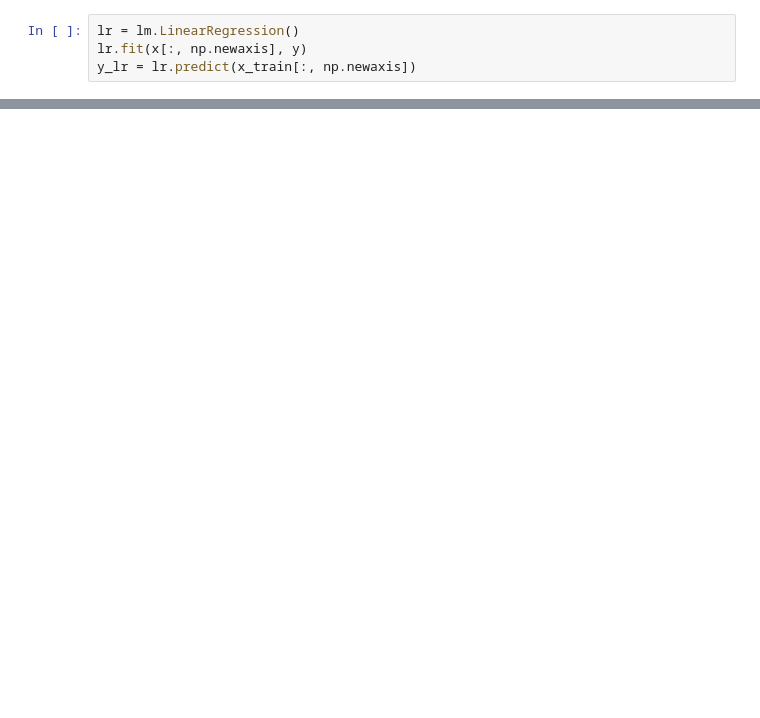
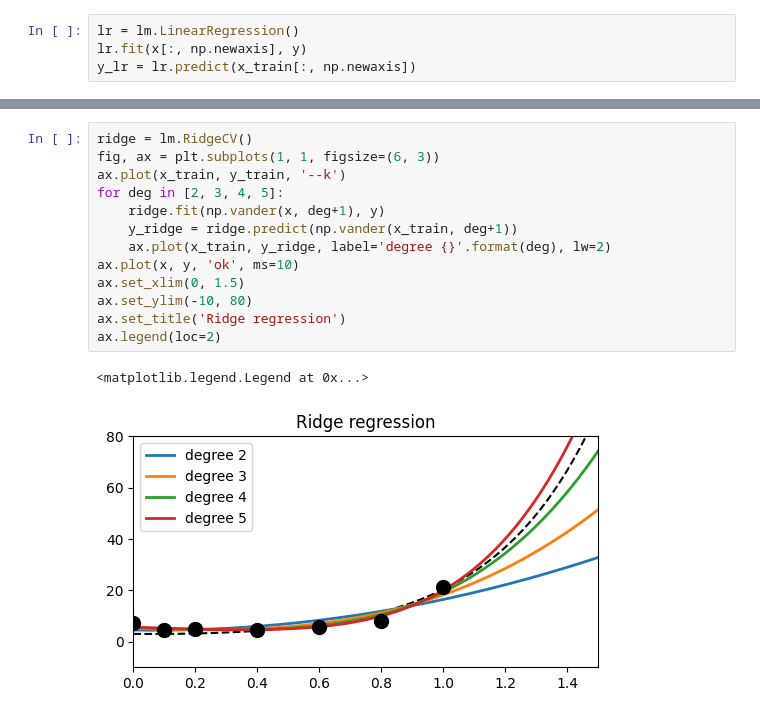
Before and after one commit to ETTyler/AI-Jupyter-Notebook, a Jupyter notebook: coursework.ipynb, the cells around one changed output, grey strips where cells are left out. Saved outputs shown, nothing was run; the diff lists cells and outputs as text; blank space fills up the shorter version.

```diff
--- a/coursework.ipynb
+++ b/coursework.ipynb
@@ -81,0 +87,16 @@ ax.legend(loc=2)
+# %%
+ridge = lm.RidgeCV()
+fig, ax = plt.subplots(1, 1, figsize=(6, 3))
+ax.plot(x_train, y_train, '--k')
+for deg in [2, 3, 4, 5]:
+    ridge.fit(np.vander(x, deg+1), y)
+    y_ridge = ridge.predict(np.vander(x_train, deg+1))
+    ax.plot(x_train, y_ridge, label='degree {}'.format(deg), lw=2)
+ax.plot(x, y, 'ok', ms=10)
+ax.set_xlim(0, 1.5)
+ax.set_ylim(-10, 80)
+ax.set_title('Ridge regression')
+ax.legend(loc=2)
+# %% [output]
+<matplotlib.legend.Legend at 0x...>
+[figure, added]
```
Also changed, not shown: parts of 31 cells of this notebook.
